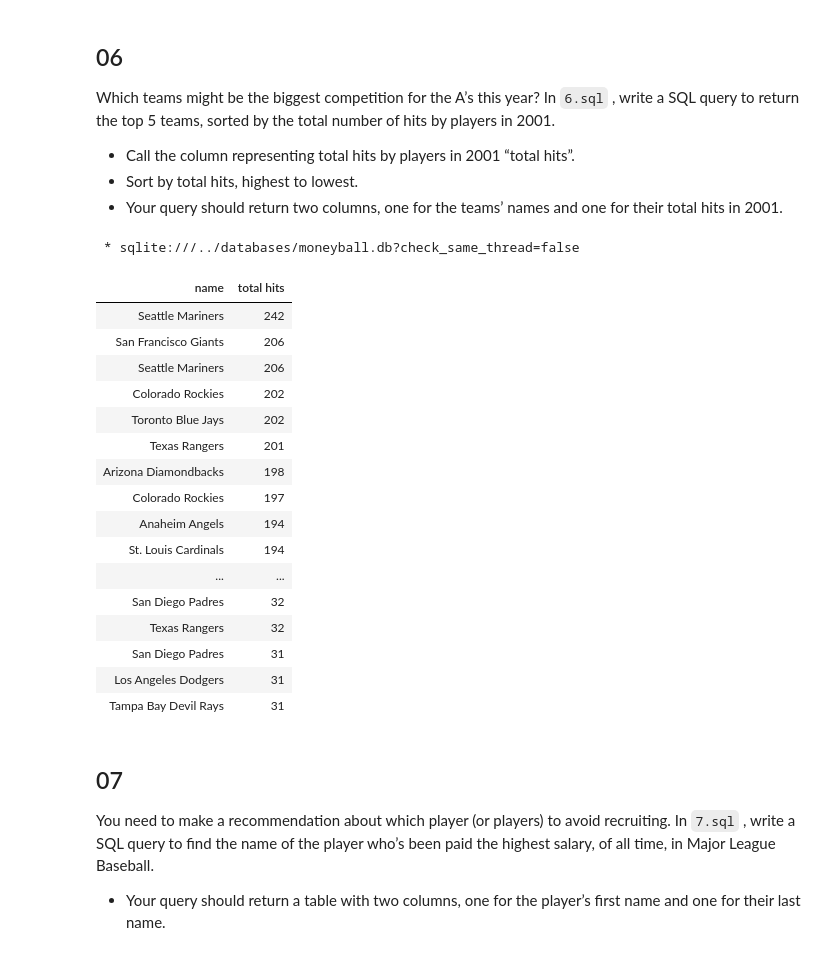
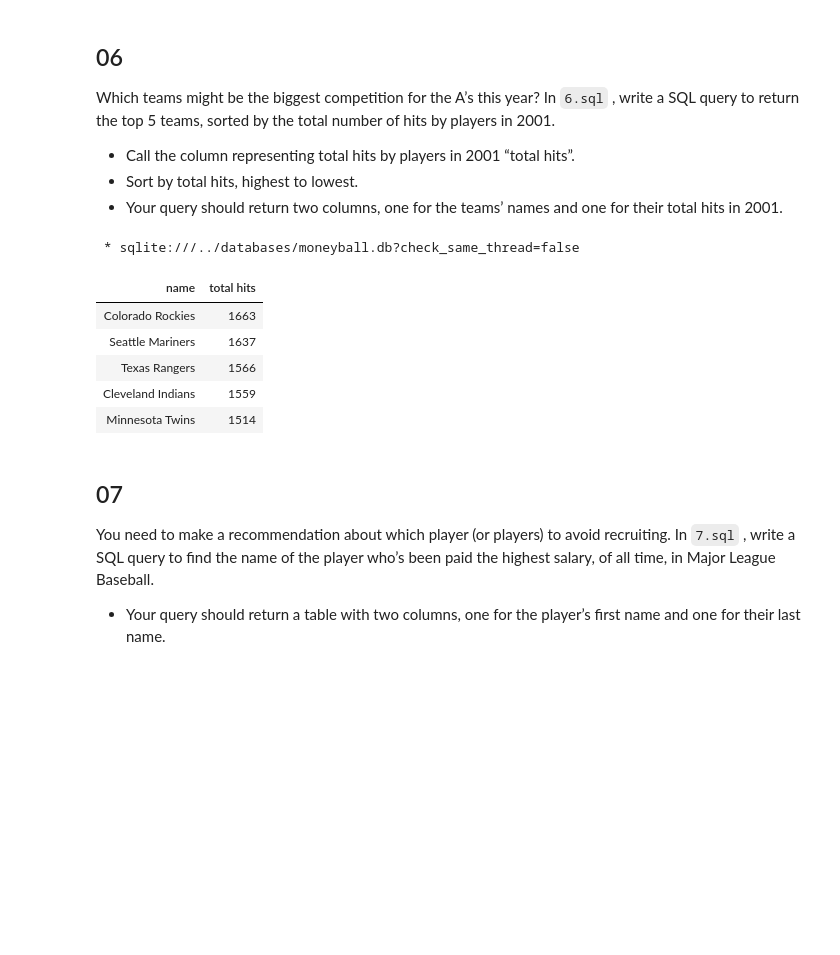
Before and after one commit to jibon-k/CS50sql-Problem-Sets, a Jupyter notebook: week 1/p3_all_solutions_moneyball.ipynb, the cells around one changed output. Cells and saved outputs as stored; diff of their text form; code cells hidden in the pictures; blank space fills up the shorter version.

```diff
--- a/week 1/p3_all_solutions_moneyball.ipynb
+++ b/week 1/p3_all_solutions_moneyball.ipynb
@@ -218,31 +218,22 @@ Which teams might be the biggest competition for the A’s this year? In `6.sql`
 # %%
 %%sql
 SELECT
     "teams"."name",
-    "performances"."H" AS "total hits"
+    SUM("performances"."H") AS "total hits"
 FROM "teams"
 JOIN "performances" ON "teams"."id" = "performances"."team_id"
 WHERE "performances"."year" = 2001
-ORDER BY "performances"."H" DESC;
+GROUP BY "teams"."id", "teams"."name"
+ORDER BY "total hits" DESC
+LIMIT 5;
 # %% [output]
  * sqlite:///../databases/moneyball.db?check_same_thread=false
 | name | total hits |
-| Seattle Mariners | 242 |
-| San Francisco Giants | 206 |
-| Seattle Mariners | 206 |
-| Colorado Rockies | 202 |
-| Toronto Blue Jays | 202 |
-| Texas Rangers | 201 |
-| Arizona Diamondbacks | 198 |
-| Colorado Rockies | 197 |
-| Anaheim Angels | 194 |
-| St. Louis Cardinals | 194 |
-| ... | ... |
-| San Diego Padres | 32 |
-| Texas Rangers | 32 |
-| San Diego Padres | 31 |
-| Los Angeles Dodgers | 31 |
-| Tampa Bay Devil Rays | 31 |
+| Colorado Rockies | 1663 |
+| Seattle Mariners | 1637 |
+| Texas Rangers | 1566 |
+| Cleveland Indians | 1559 |
+| Minnesota Twins | 1514 |
 # %% [markdown]
 ## 07
 You need to make a recommendation about which player (or players) to avoid recruiting. In `7.sql` , write a SQL query to find the name of the player who’s been paid the highest salary, of all time, in Major League Baseball.
```
Also changed, not shown: parts of 1 cell of this notebook.
